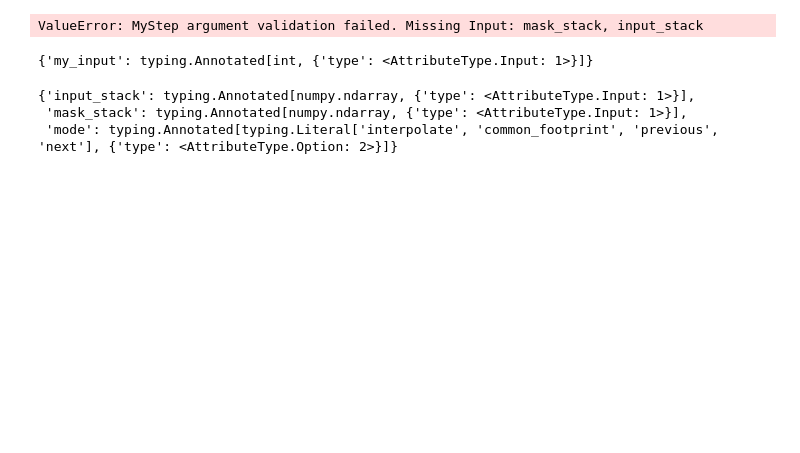
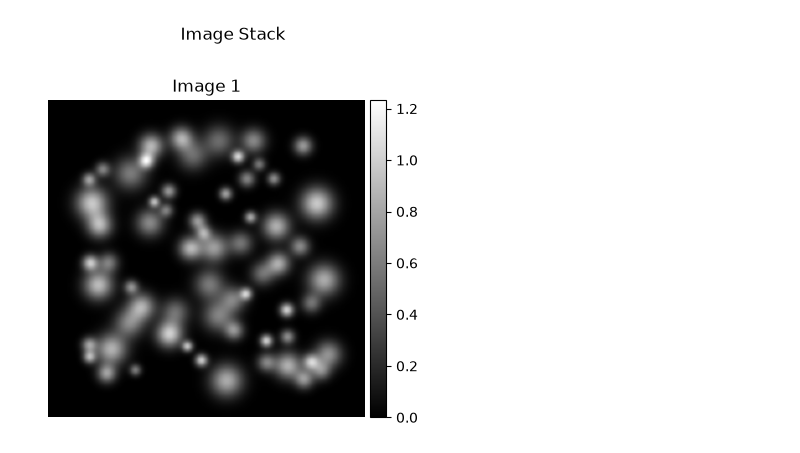
Before and after one commit to KKleinbeck/ImageProcessingPipeline, a Jupyter notebook: docs/examples/02_/Example.ipynb, the cells around one changed output. Drawn from its saved outputs; the diff is of its cells as text; code cells hidden in the pictures; blank space fills up the shorter version.

Commit message:
Added utility methods for generating sample frames

```diff
--- a/docs/examples/02_/Example.ipynb
+++ b/docs/examples/02_/Example.ipynb
@@ -12,14 +0,0 @@ class MyStep(AbstractProcessStep, MaskedInputMixin):
-# %%
-my_step = MyStep(inputs={"my_input": 3})
-# %% [output]
-ValueError: MyStep argument validation failed. Missing Input: mask_stack, input_stack
-# %%
-MyStep.__annotations__
-# %% [output]
-{'my_input': typing.Annotated[int, {'type': <AttributeType.Input: 1>}]}
-# %%
-MyStep.__bases__[1].__annotations__
-# %% [output]
-{'input_stack': typing.Annotated[numpy.ndarray, {'type': <AttributeType.Input: 1>}],
- 'mask_stack': typing.Annotated[numpy.ndarray, {'type': <AttributeType.Input: 1>}],
- 'mode': typing.Annotated[typing.Literal['interpolate', 'common_footprint', 'previous', 'next'], {'type': <AttributeType.Option: 2>}]}
@@ -25,0 +3,16 @@ MyStep.__bases__[1].__annotations__
+# %%
+from image_processing_pipeline.utils.generate_sample_data import (
+  SampleDataConfig,
+  generate_gaussian_field,
+  add_background,
+  generate_cell_frame,
+  generate_structures,
+  generate_sample_frame,
+)
+
+config = SampleDataConfig()
+# %%
+data = generate_gaussian_field(config)
+Visualiser.show_image_stack(data)
+# %% [output]
+[figure, added]
```
Also changed, not shown: parts of 7 cells of this notebook, 2 other files.
